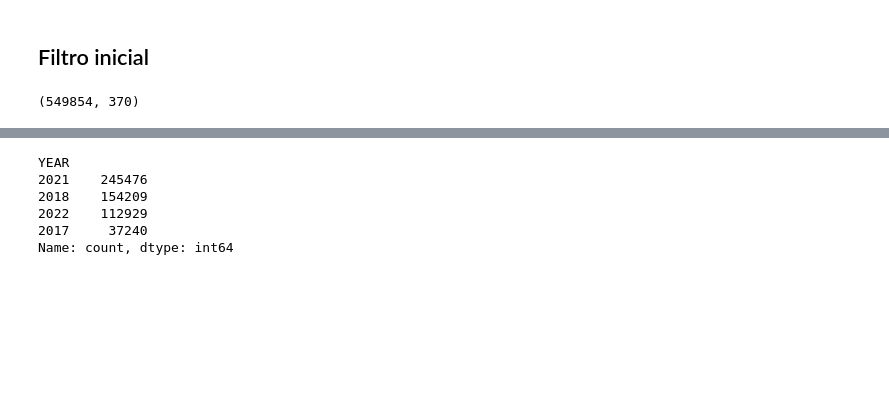
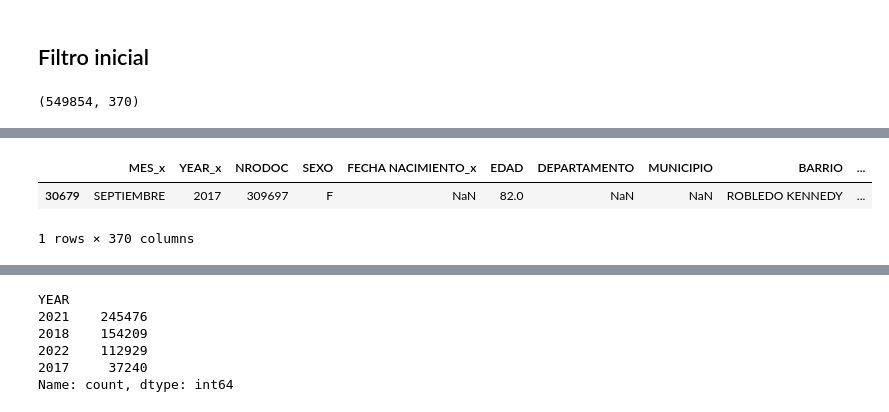
Before and after one commit to andresquinttero/Salud_Grupo4, a Jupyter notebook: analisis.ipynb, the cells around one changed output, grey strips where cells are left out. Drawn from its saved outputs; the diff is of its cells as text; code cells hidden in the pictures; blank space fills up the shorter version.

```diff
--- a/analisis.ipynb
+++ b/analisis.ipynb
@@ -62,3 +80,10 @@ Name: count, Length: 1830, dtype: int64
+# %%
+# en la variable NRODOC = 309697, muestrame los datos de cada columna observar una fila
+df1[df1["NRODOC"] == 309697].head(1)
+# %% [output]
+|  | MES_x | YEAR_x | NRODOC | SEXO | FECHA NACIMIENTO_x | EDAD | DEPARTAMENTO | MUNICIPIO | BARRIO | ... |
+| 30679 | SEPTIEMBRE | 2017 | 309697 | F | NaN | 82.0 | NaN | NaN | ROBLEDO KENNEDY | ... |
+1 rows × 370 columns
 # %%
 df1['FECHA INGRESO CLINICA'] = pd.to_datetime(df1['FECHA INGRESO CLINICA'])
 df1['FECHA SALIDA'] = pd.to_datetime(df1['FECHA SALIDA'])
```
Also changed, not shown: parts of 32 cells of this notebook.
